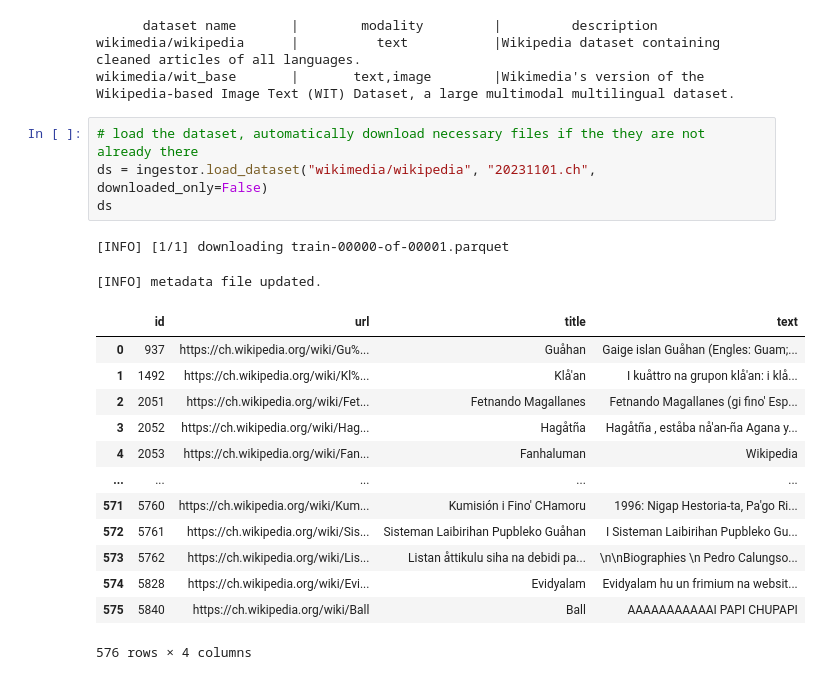
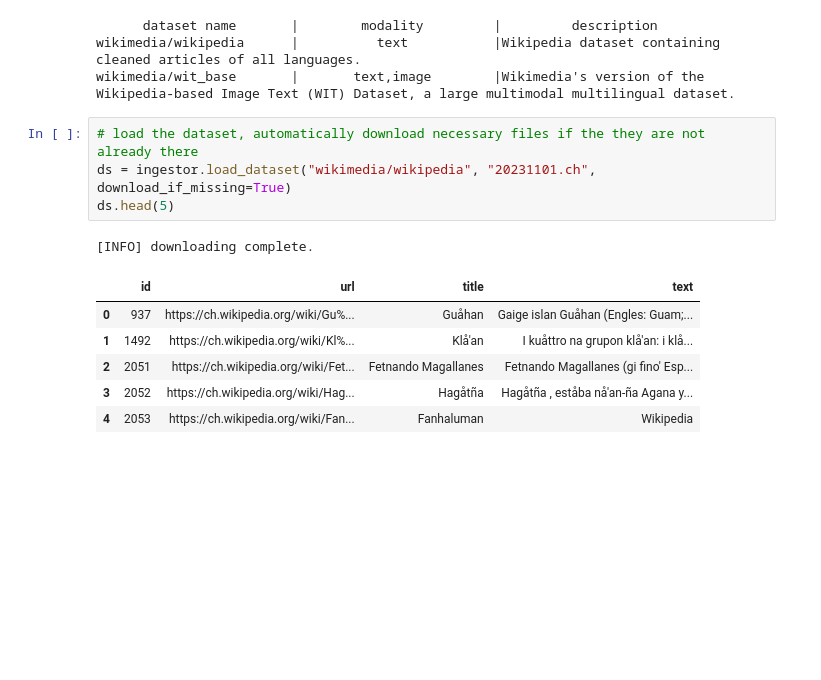
Before and after one commit to rlsn/Ingestor, a Jupyter notebook: api_demo.ipynb, the cells around one changed output. Cells and saved outputs as stored; diff of their text form; blank space fills up the shorter version.

```diff
--- a/api_demo.ipynb
+++ b/api_demo.ipynb
@@ -9,24 +9,16 @@ wikimedia/wikipedia      |          text           |Wikipedia dataset containing
 wikimedia/wit_base       |       text,image        |Wikimedia's version of the Wikipedia-based Image Text (WIT) Dataset, a large multimodal multilingual dataset.
 # %%
 # load the dataset, automatically download necessary files if the they are not already there
-ds = ingestor.load_dataset("wikimedia/wikipedia", "20231101.ch", downloaded_only=False)
-ds
+ds = ingestor.load_dataset("wikimedia/wikipedia", "20231101.ch", download_if_missing=True)
+ds.head(5)
 # %% [output]
-[INFO] [1/1] downloading train-00000-of-00001.parquet
+[INFO] downloading complete.
-[INFO] metadata file updated.
 |  | id | url | title | text |
 | 0 | 937 | https://ch.wikipedia.org/wiki/Gu%... | Guåhan | Gaige islan Guåhan (Engles: Guam;... |
 | 1 | 1492 | https://ch.wikipedia.org/wiki/Kl%... | Klå'an | I kuåttro na grupon klå'an: i klå... |
 | 2 | 2051 | https://ch.wikipedia.org/wiki/Fet... | Fetnando Magallanes | Fetnando Magallanes (gi fino' Esp... |
 | 3 | 2052 | https://ch.wikipedia.org/wiki/Hag... | Hagåtña | Hagåtña , eståba nå'an-ña Agana y... |
 | 4 | 2053 | https://ch.wikipedia.org/wiki/Fan... | Fanhaluman | Wikipedia |
-| ... | ... | ... | ... | ... |
-| 571 | 5760 | https://ch.wikipedia.org/wiki/Kum... | Kumisión i Fino' CHamoru | 1996: Nigap Hestoria-ta, Pa'go Ri... |
-| 572 | 5761 | https://ch.wikipedia.org/wiki/Sis... | Sisteman Laibirihan Pupbleko Guåhan | I Sisteman Laibirihan Pupbleko Gu... |
-| 573 | 5762 | https://ch.wikipedia.org/wiki/Lis... | Listan åttikulu siha na debidi pa... | \n\nBiographies \n Pedro Calungso... |
-| 574 | 5828 | https://ch.wikipedia.org/wiki/Evi... | Evidyalam | Evidyalam hu un frimium na websit... |
-| 575 | 5840 | https://ch.wikipedia.org/wiki/Ball | Ball | AAAAAAAAAAAI PAPI CHUPAPI |
-576 rows × 4 columns
 # %%
 # The above process can be broken separate stages as well.
 # Download the subset "20231101.ady" from "wikimedia/wikipedia"
```
Also changed, not shown: parts of 9 cells of this notebook, 13 other files.
